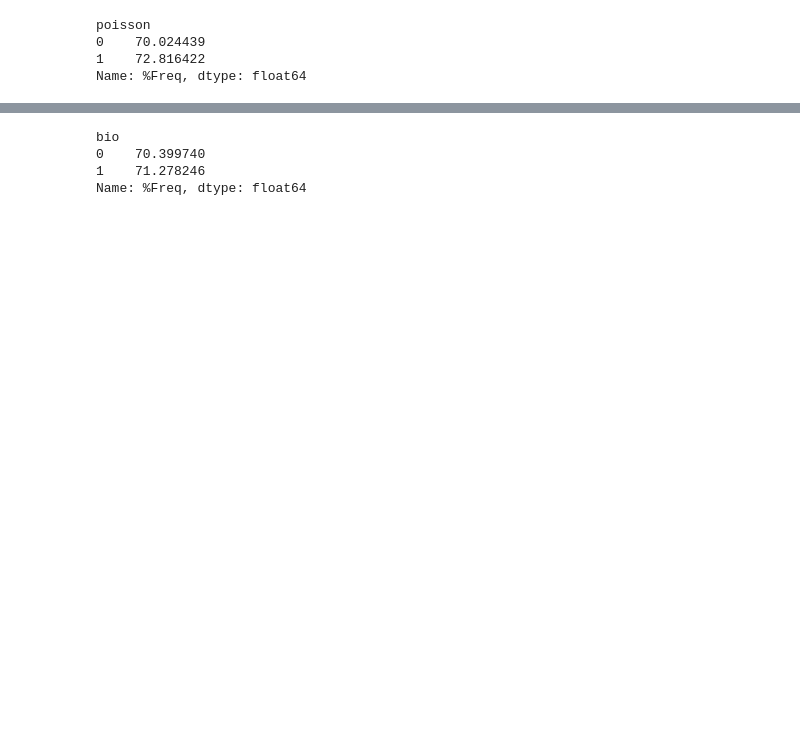
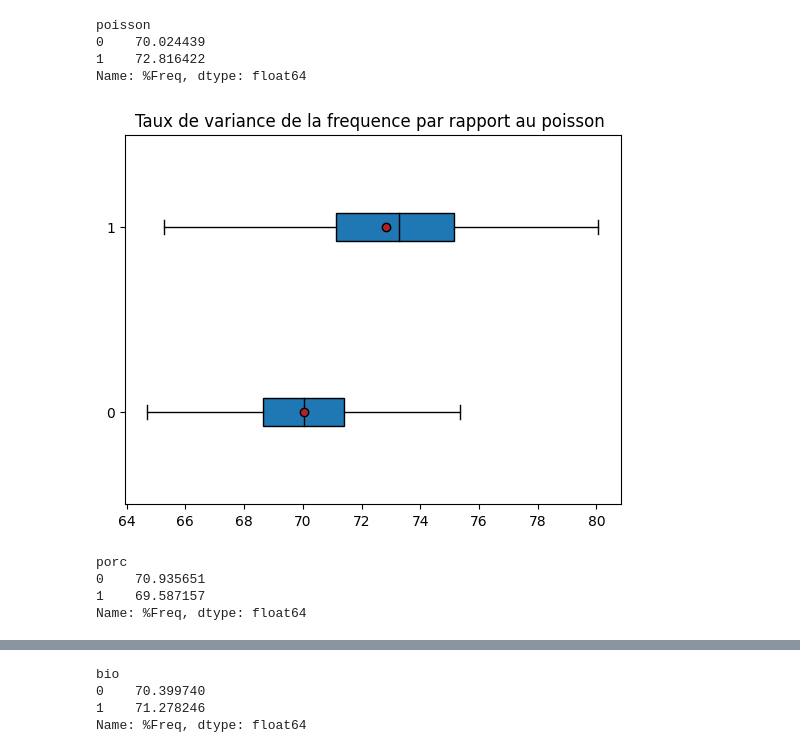
Before and after one commit to Atigou-bah/Projet-Data-Cantine, a Jupyter notebook: Projet sur la fréquentation des cantines scolaires.ipynb, the cells around one changed output, grey strips where cells are left out. Drawn from its saved outputs; the diff is of its cells as text; code cells hidden in the pictures; blank space fills up the shorter version.

```diff
--- a/Projet sur la fréquentation des cantines scolaires.ipynb
+++ b/Projet sur la fréquentation des cantines scolaires.ipynb
@@ -435,3 +437,31 @@ poisson
 0    70.024439
 1    72.816422
 Name: %Freq, dtype: float64
+# %%
+X = "poisson"
+
+Y = "%Freq"
+
+modalites = df_final["poisson"].unique()
+
+groupes =[]
+
+for m in modalites:
+    groupes.append(df_final[df_final["poisson"]==m][Y])
+
+medianprops = {'color':"black"}
+meanprops = {'marker':'o', 'markeredgecolor':'black','markerfacecolor': 'firebrick'}
+
+plt.boxplot(groupes,labels=modalites, showfliers=False, medianprops=medianprops, vert =False, patch_artist=True,showmeans=True, meanprops=meanprops)
+plt.title("Taux de variance de la frequence par rapport au poisson ")
+
+plt.show()
+# %% [output]
+[figure, added]
+# %%
+df_final.groupby("porc")["%Freq"].mean()
+# %% [output]
+porc
+0    70.935651
+1    69.587157
+Name: %Freq, dtype: float64
```
Also changed, not shown: parts of 11 cells of this notebook.
